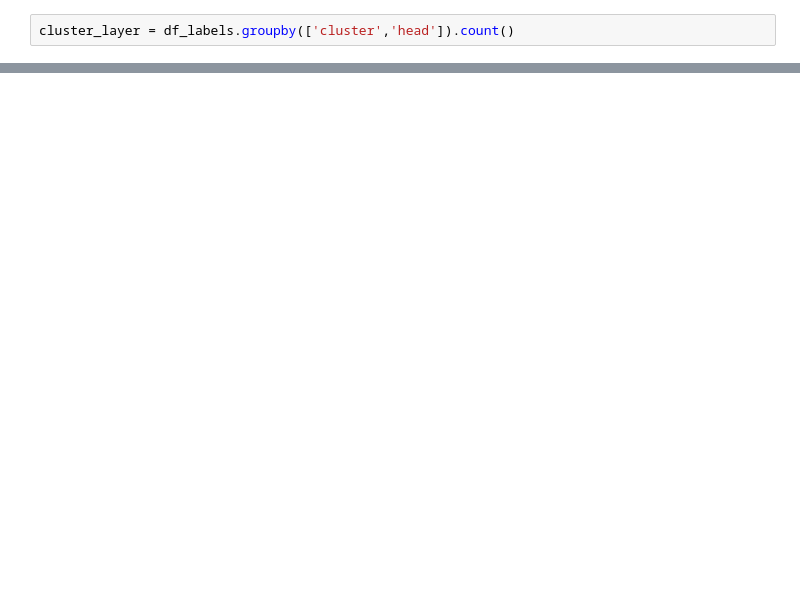
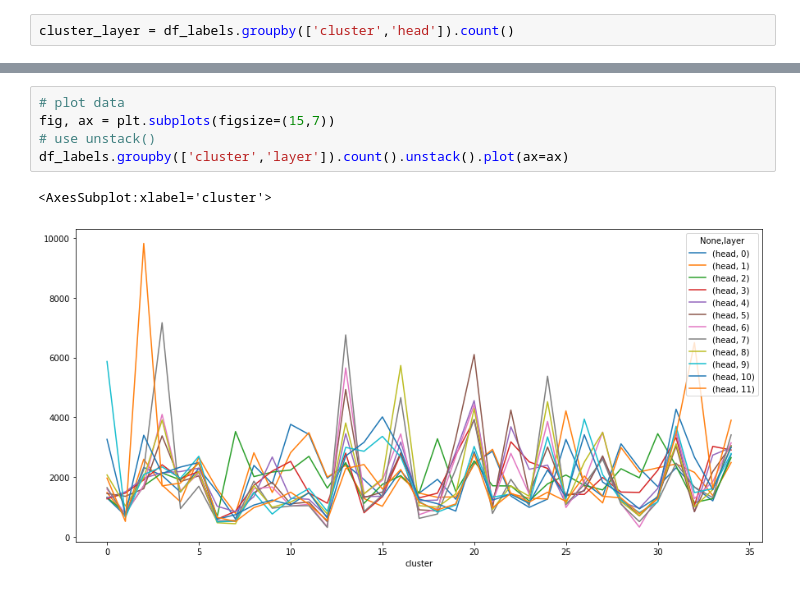
Before and after one commit to pschroedl/transformer_attention_clustering, a Jupyter notebook: clustering/cuML_clustering_Dask_full.ipynb, the cells around one changed output, grey strips where cells are left out. Cells and saved outputs as stored; diff of their text form; blank space fills up the shorter version.

```diff
--- a/clustering/cuML_clustering_Dask_full.ipynb
+++ b/clustering/cuML_clustering_Dask_full.ipynb
@@ -172,0 +170,8 @@ sns.barplot(x, y)
+# %%
+# plot data
+fig, ax = plt.subplots(figsize=(15,7))
+# use unstack()
+df_labels.groupby(['cluster','layer']).count().unstack().plot(ax=ax)
+# %% [output]
+<AxesSubplot:xlabel='cluster'>
+[figure, added]
```
Also changed, not shown: parts of 11 cells of this notebook, 2 other files.
